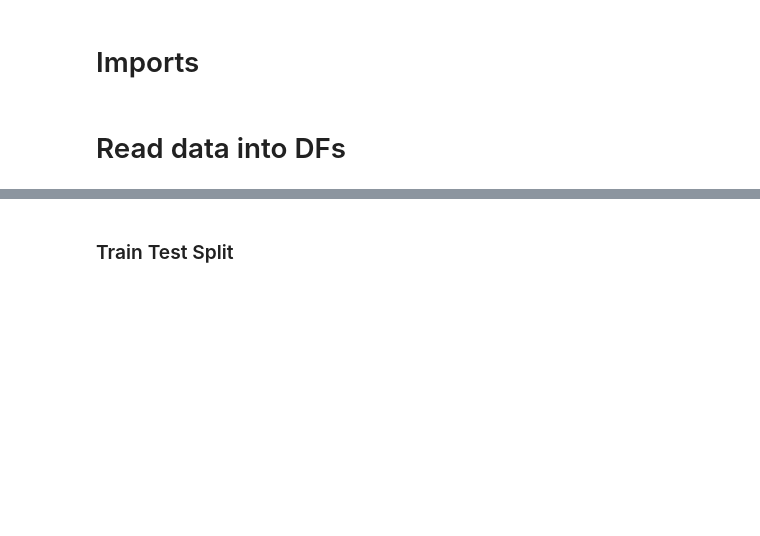
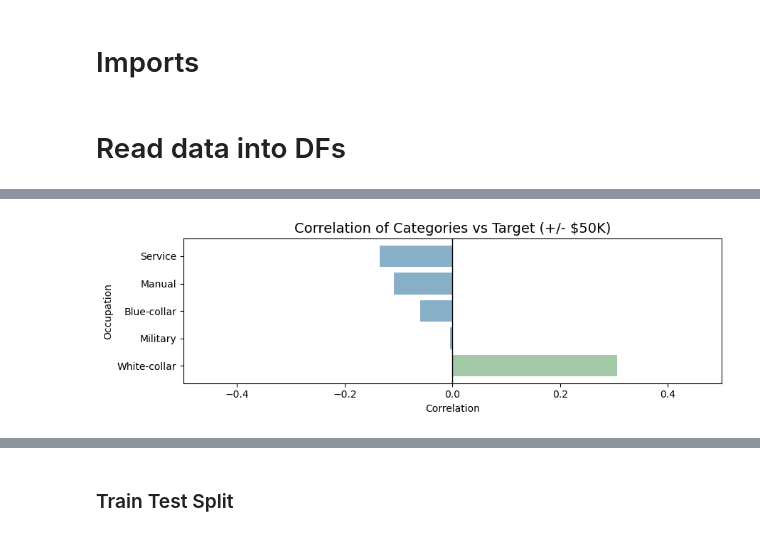
Before and after one commit to JohnAChester/fordham_classification, a Jupyter notebook: Pipeline_GridSearchCV_simplified.ipynb, the cells around one changed output, grey strips where cells are left out. Saved outputs shown, nothing was run; the diff lists cells and outputs as text; code cells hidden in the pictures; blank space fills up the shorter version.

```diff
--- a/Pipeline_GridSearchCV_simplified.ipynb
+++ b/Pipeline_GridSearchCV_simplified.ipynb
@@ -220,0 +437,4 @@ class BasicPrep(BaseEstimator, TransformerMixin):
+# %%
+plot_cat_target_bars2(new_df, 'occupation-cat', 'Occupation')
+# %% [output]
+[figure, added]
```
Also changed, not shown: parts of 30 cells of this notebook.
